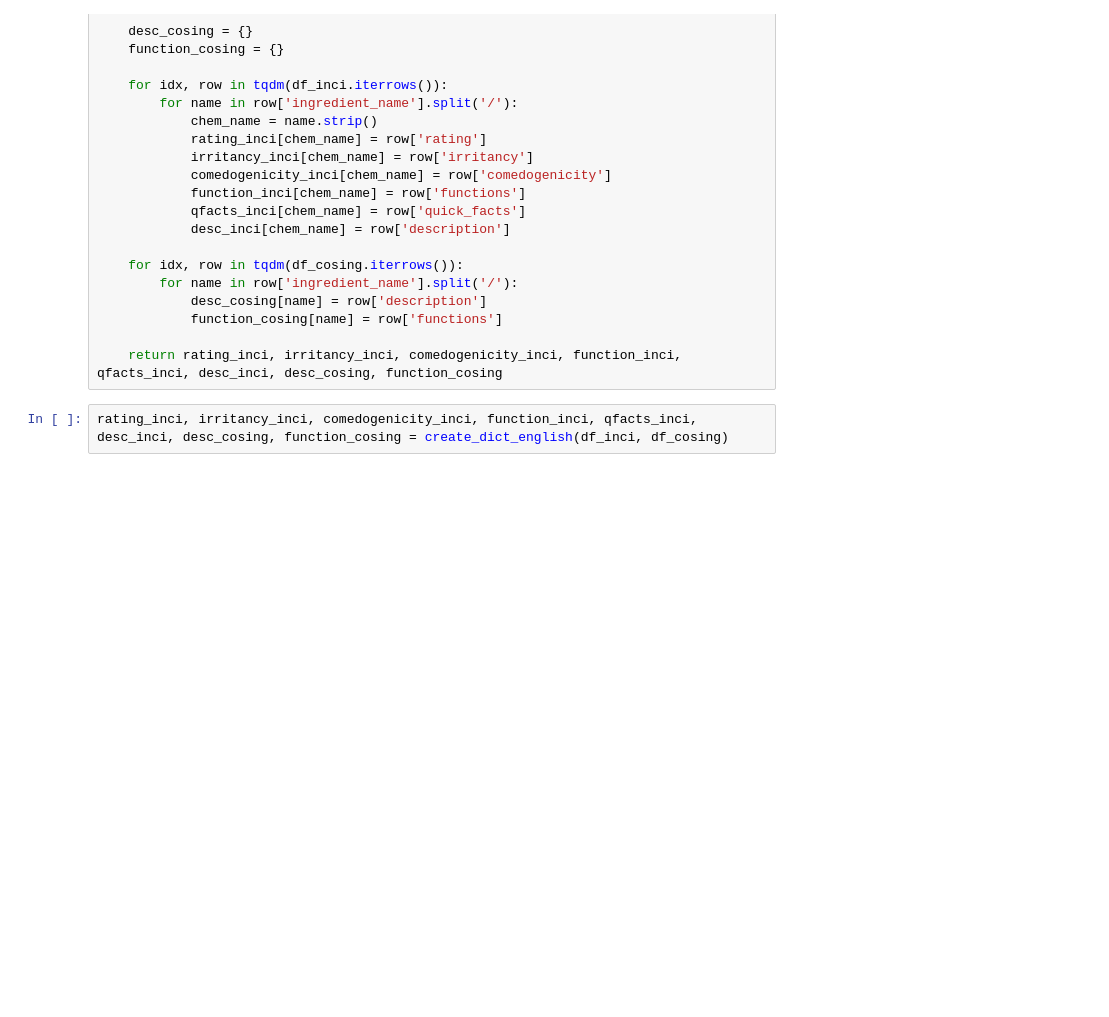
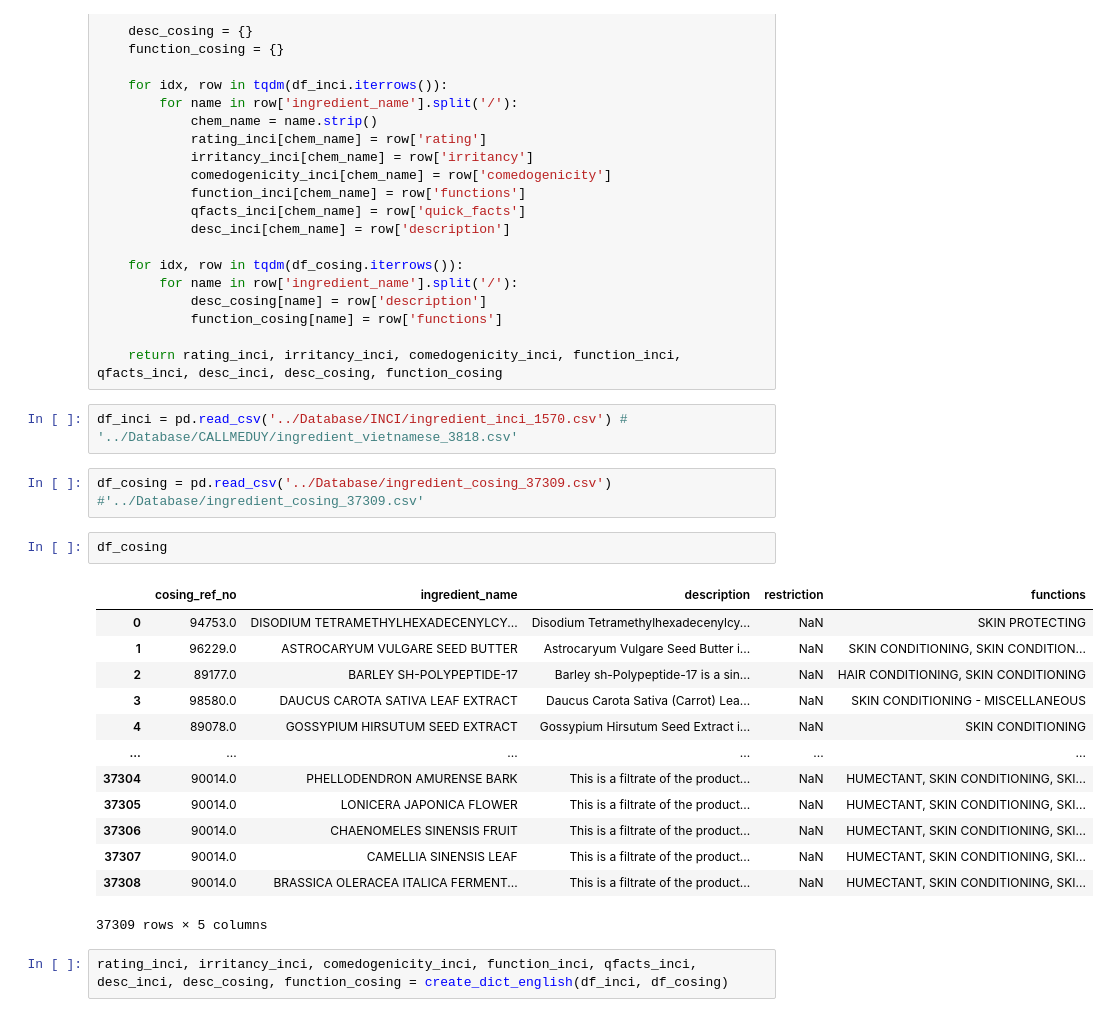
Before and after one commit to hienngn/coderschool-final-project, a Jupyter notebook: Executing/OCR_English.ipynb, the cells around one changed output. Saved outputs shown, nothing was run; the diff lists cells and outputs as text; blank space fills up the shorter version.

```diff
--- a/Executing/OCR_English.ipynb
+++ b/Executing/OCR_English.ipynb
@@ -376,6 +415,26 @@ def create_dict_english(df_inci, df_cosing):
             function_cosing[name] = row['functions']
 
     return rating_inci, irritancy_inci, comedogenicity_inci, function_inci, qfacts_inci, desc_inci, desc_cosing, function_cosing
+# %%
+df_inci = pd.read_csv('../Database/INCI/ingredient_inci_1570.csv') # '../Database/CALLMEDUY/ingredient_vietnamese_3818.csv'
+# %%
+df_cosing = pd.read_csv('../Database/ingredient_cosing_37309.csv') #'../Database/ingredient_cosing_37309.csv'
+# %%
+df_cosing
+# %% [output]
+|  | cosing_ref_no | ingredient_name | description | restriction | functions |
+| 0 | 94753.0 | DISODIUM TETRAMETHYLHEXADECENYLCY... | Disodium Tetramethylhexadecenylcy... | NaN | SKIN PROTECTING |
+| 1 | 96229.0 | ASTROCARYUM VULGARE SEED BUTTER | Astrocaryum Vulgare Seed Butter i... | NaN | SKIN CONDITIONING, SKIN CONDITION... |
+| 2 | 89177.0 | BARLEY SH-POLYPEPTIDE-17 | Barley sh-Polypeptide-17 is a sin... | NaN | HAIR CONDITIONING, SKIN CONDITIONING |
+| 3 | 98580.0 | DAUCUS CAROTA SATIVA LEAF EXTRACT | Daucus Carota Sativa (Carrot) Lea... | NaN | SKIN CONDITIONING - MISCELLANEOUS |
+| 4 | 89078.0 | GOSSYPIUM HIRSUTUM SEED EXTRACT | Gossypium Hirsutum Seed Extract i... | NaN | SKIN CONDITIONING |
+| ... | ... | ... | ... | ... | ... |
+| 37304 | 90014.0 | PHELLODENDRON AMURENSE BARK | This is a filtrate of the product... | NaN | HUMECTANT, SKIN CONDITIONING, SKI... |
+| 37305 | 90014.0 | LONICERA JAPONICA FLOWER | This is a filtrate of the product... | NaN | HUMECTANT, SKIN CONDITIONING, SKI... |
+| 37306 | 90014.0 | CHAENOMELES SINENSIS FRUIT | This is a filtrate of the product... | NaN | HUMECTANT, SKIN CONDITIONING, SKI... |
+| 37307 | 90014.0 | CAMELLIA SINENSIS LEAF | This is a filtrate of the product... | NaN | HUMECTANT, SKIN CONDITIONING, SKI... |
+| 37308 | 90014.0 | BRASSICA OLERACEA ITALICA FERMENT... | This is a filtrate of the product... | NaN | HUMECTANT, SKIN CONDITIONING, SKI... |
+37309 rows × 5 columns
 # %%
 rating_inci, irritancy_inci, comedogenicity_inci, function_inci, qfacts_inci, desc_inci, desc_cosing, function_cosing = create_dict_english(df_inci, df_cosing)
 # %%
```
Also changed, not shown: parts of 14 cells of this notebook, 15 other files.
